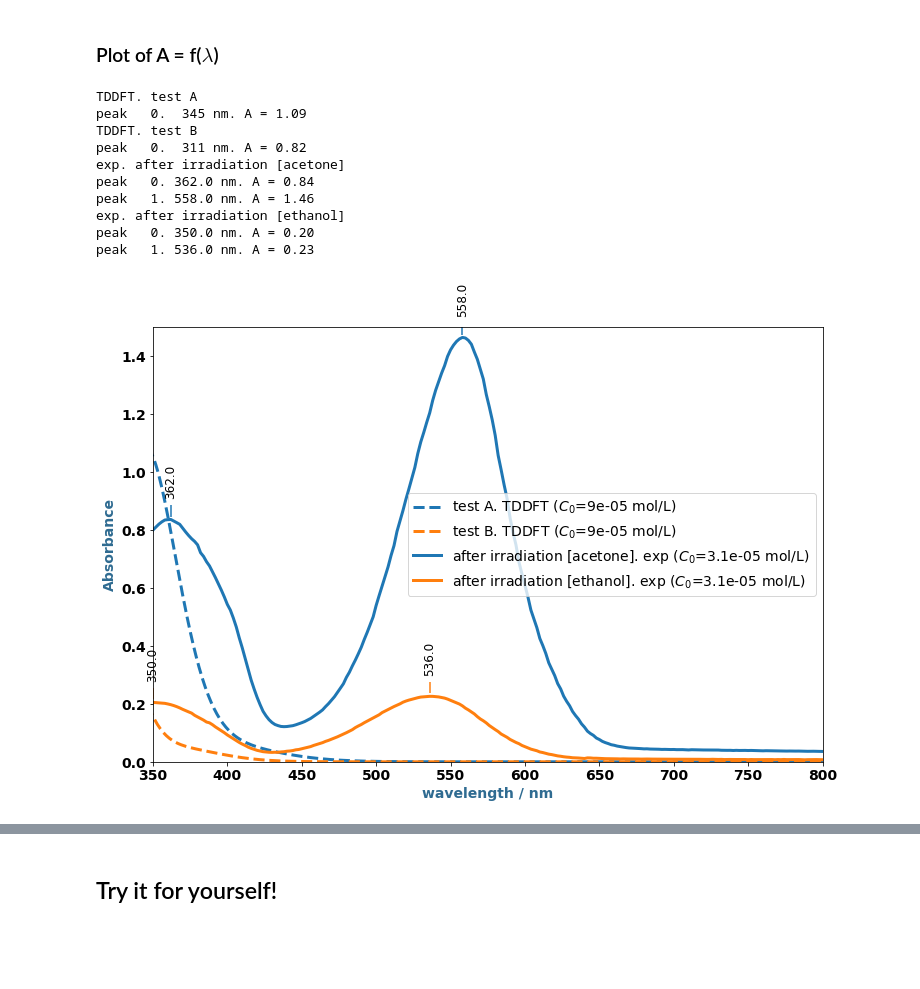
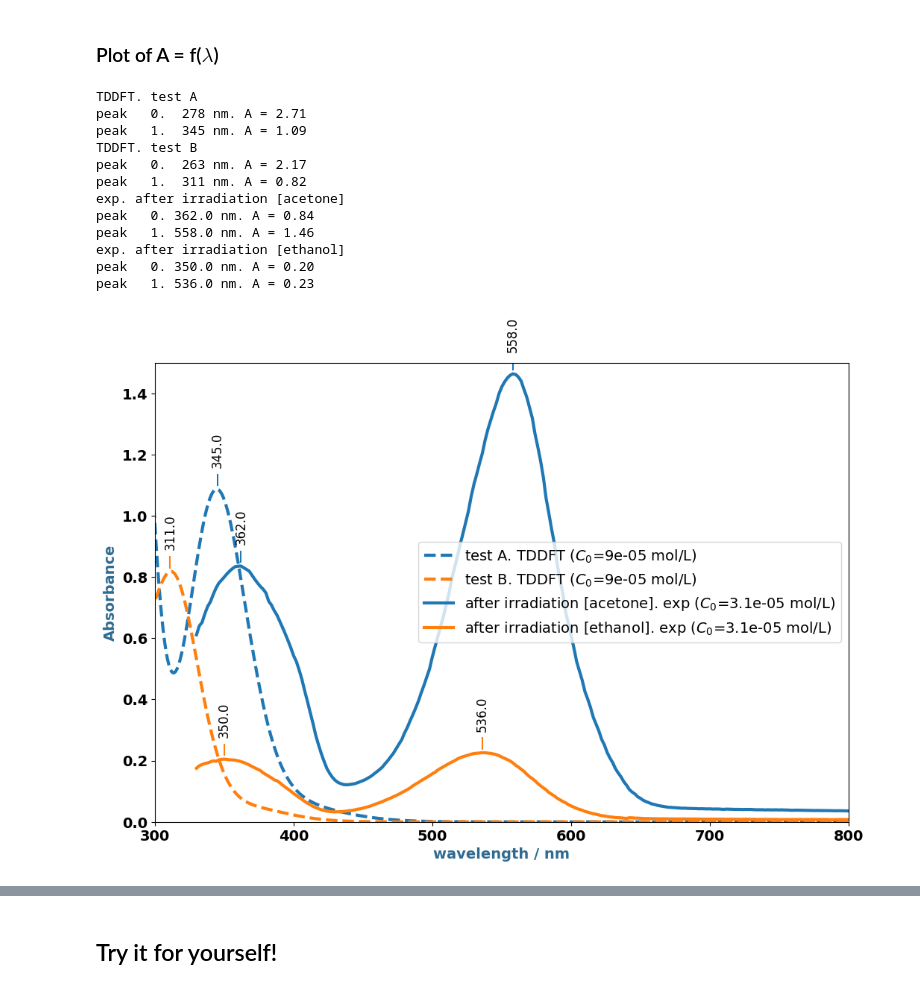
Before and after one commit to rpoteau/pyPhysChem, a Jupyter notebook: EasterEgg.ipynb, the cells around one changed output, grey strips where cells are left out. Drawn from its saved outputs; the diff is of its cells as text; code cells hidden in the pictures; blank space fills up the shorter version.

```diff
--- a/EasterEgg.ipynb
+++ b/EasterEgg.ipynb
@@ -363,30 +491,32 @@ peak   2.  311 nm. epsilon = 9091.4 L mol-1 cm-1
 # %%
 #### Both for TDDFT and exp spectra
 fig, graph = initializePlotA_lambda(12, 8)
-lambdaMin = 350
+lambdaMin = 300
 lambdaMax = 800
 Amax = 1.5
 
 #### TDDFT
 datFilesTDDFT = ["./EasterEgg/test-tabA.dat","./EasterEgg/test-tabB.dat"]
 C0theo = [9e-5]*2
 titlesTDDFT = ["test A", "test B"]
 plotAbs_lambda_TDDFT(graph, datFilesTDDFT, C0theo, lambdaMin, lambdaMax, Amax, titlesTDDFT)
 
 #### exp
 csvFilesExp = ["./EasterEgg/ExpAbsSpectrumAc.csv","./EasterEgg/ExpAbsSpectrumEtOH.csv"]
 C0exp = [3.1e-5]*2
 titlesExp = ["after irradiation [acetone]", "after irradiation [ethanol]"]
 replotAbs_lambda_exp(graph, True, csvFilesExp, C0exp, lambdaMin, lambdaMax, Amax, titlesExp)
 # %% [output]
 TDDFT. test A
-peak   0.  345 nm. A = 1.09
+peak   0.  278 nm. A = 2.71
+peak   1.  345 nm. A = 1.09
 TDDFT. test B
-peak   0.  311 nm. A = 0.82
+peak   0.  263 nm. A = 2.17
+peak   1.  311 nm. A = 0.82
 exp. after irradiation [acetone]
 peak   0. 362.0 nm. A = 0.84
 peak   1. 558.0 nm. A = 1.46
 exp. after irradiation [ethanol]
 peak   0. 350.0 nm. A = 0.20
 peak   1. 536.0 nm. A = 0.23
-[figure, old version]
+[figure, new version]
```
Also changed, not shown: parts of 12 cells of this notebook, 26 other files.
